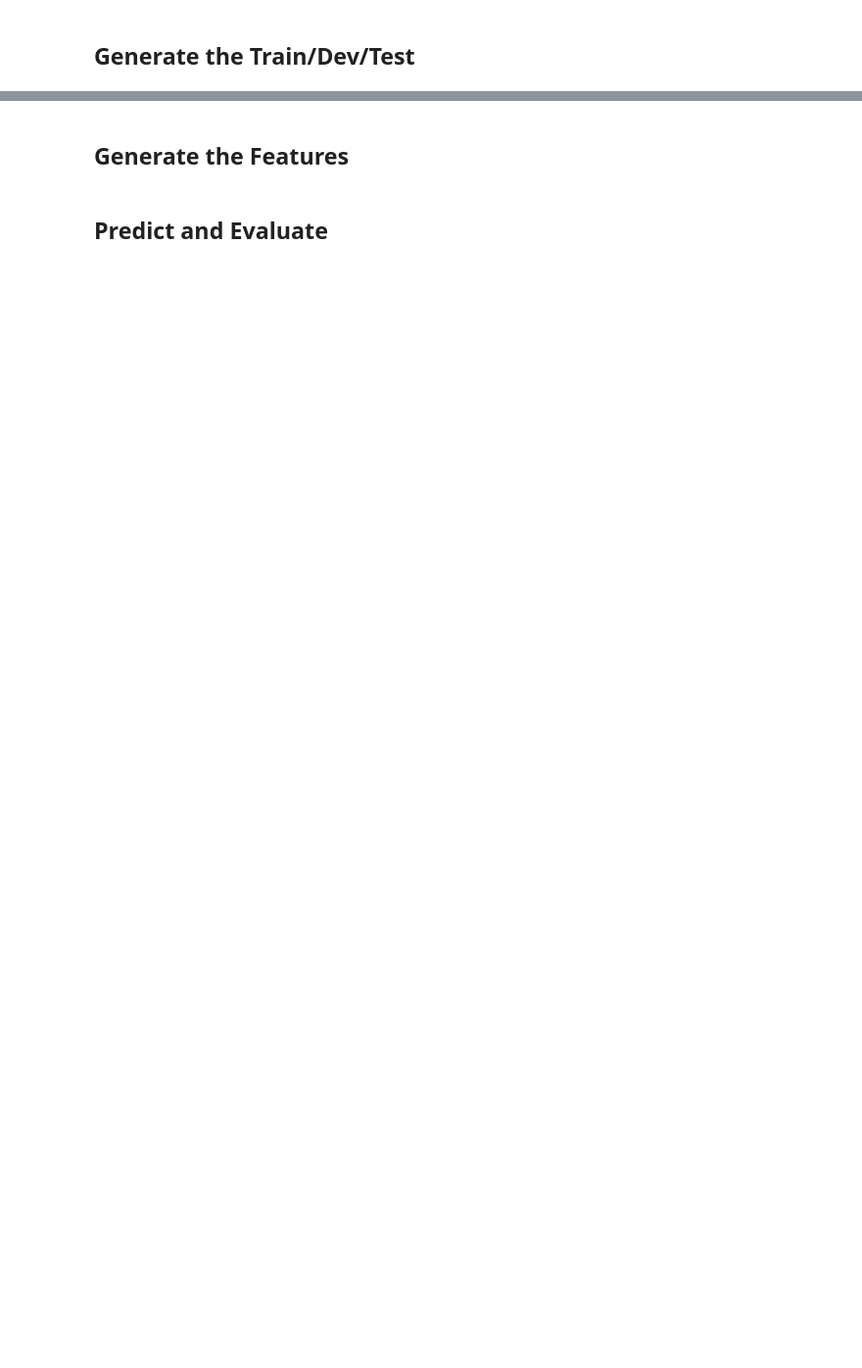
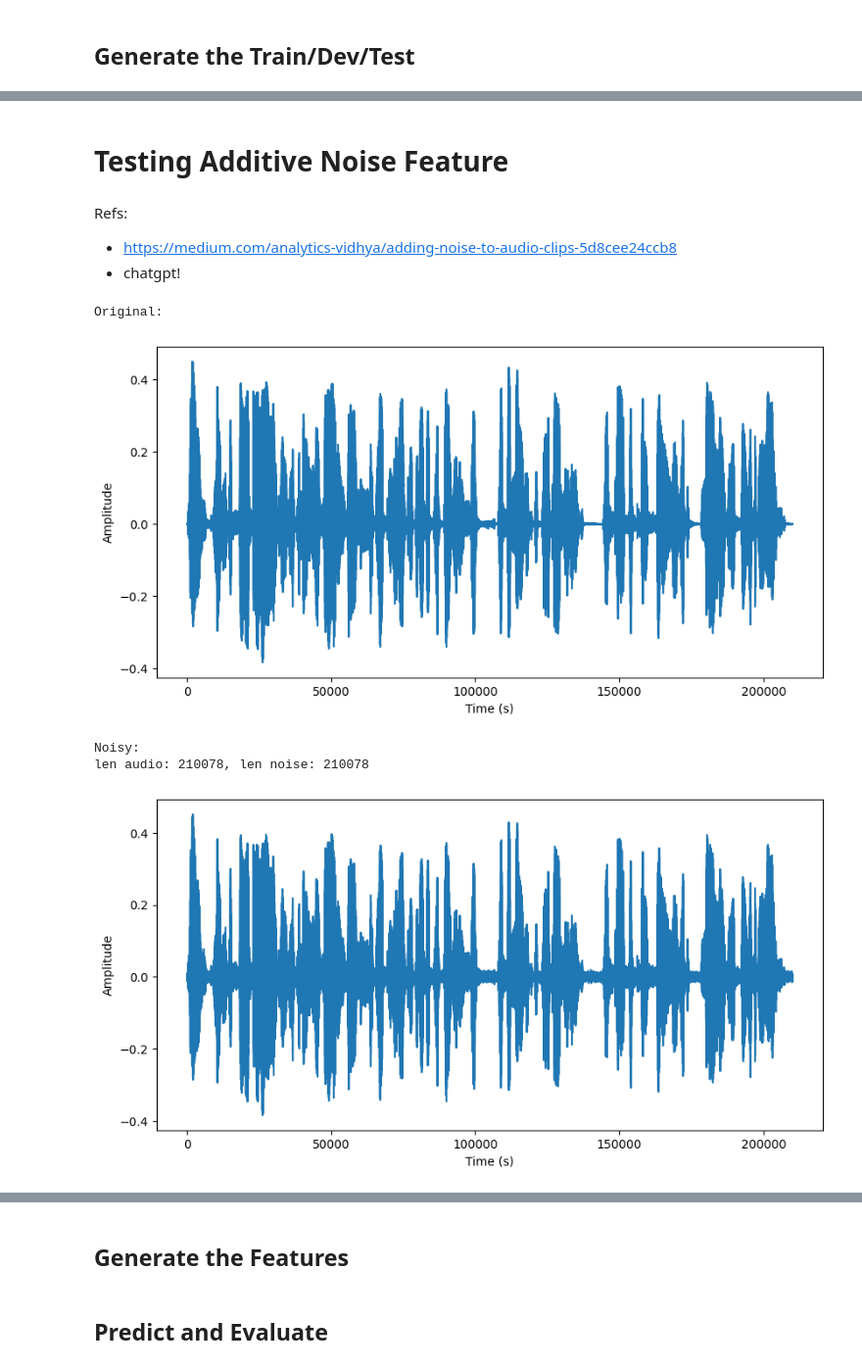
Before and after one commit to romitbarua/MultiModalDeepFake, a Jupyter notebook: testing-code/FullPipelineExample.ipynb, the cells around one changed output, grey strips where cells are left out. Shown at 98% size. Saved outputs shown, nothing was run; the diff lists cells and outputs as text; code cells hidden in the pictures; blank space fills up the shorter version.

Commit message:
Added gaussian noise generation method to AudioManager class and updated testing notebook

```diff
--- a/testing-code/FullPipelineExample.ipynb
+++ b/testing-code/FullPipelineExample.ipynb
@@ -17,4 +33,5 @@ source_architectures = ['Full_Band_MelGan', 'HifiGan', 'MelGan', 'MelGanLarge',
 new_col_name = 'RandWaveFake'
 loader.selectRandomArchitecture(target_col=new_col_name, source_cols=source_architectures)
 
-data_df = loader.generateFinalDataFrame(real_col='Real', fake_cols=['RandWaveFake', 'ElevenLabs'])
+data_df = loader.generateFinalDataFrame(real_col='Real', fake_cols=['RandWaveFake', 'ElevenLabs', 'MelGanLarge'], balanced=True)
+#data_df = loader.generateFinalDataFrame(real_col='Real', fake_cols = ['Full_Band_MelGan', 'HifiGan', 'MelGan', 'MelGanLarge', 'Multi_Band_MelGan', 'Parallel_WaveGan', 'Waveglow'])
@@ -20,0 +50,2 @@ data_df = loader.generateFinalDataFrame(real_col='Real', fake_cols=['RandWaveFak
+# %% [markdown]
+# Testing Additive Noise Feature
@@ -20,0 +57,4 @@ data_df = loader.generateFinalDataFrame(real_col='Real', fake_cols=['RandWaveFak
+# %% [markdown]
+Refs:
+* https://medium.com/analytics-vidhya/adding-noise-to-audio-clips-5d8cee24ccb8
+* chatgpt!
@@ -20,0 +63,66 @@ data_df = loader.generateFinalDataFrame(real_col='Real', fake_cols=['RandWaveFak
+# %%
+import matplotlib.pyplot as plt
+from random import randint
+
+output_file = '../../data/test_noise_file.wav'
+test_file = data_df['path'][0]
+
+def add_noise_with_snr(audio_path: str, snr_range: list = [10, 80]):
+    # Load audio file
+    audio, sr = librosa.load(audio_path)
+
+    # Calculate audio power
+    audio_power = np.mean(audio ** 2)
+
+    # Select random SNR between 10 and 80dB
+    noise_snr = randint(snr_range[0], snr_range[1])
+
+    # Calculate noise power from SNR
+    noise_power = audio_power / (10 ** (noise_snr / 10))
+
+    # Generate noise with same length as audio
+    noise = np.random.normal(scale=np.sqrt(noise_power), size=len(audio))
+
+    # Add noise to audio
+    noisy_audio = audio + noise
+
+    # Write noisy audio to file
+    sf.write('noisy_audio.wav', noisy_audio, sr)
+
+    print(f'len audio: {len(audio)}, len noise: {len(noisy_audio)}')
+
+    return noisy_audio
+
+print('Original:')
+# Load audio file
+audio, sr = librosa.load(test_file)
+
+# Calculate time array
+time = range(len(audio))
+
+# Plot audio waveform
+plt.figure(figsize=(10, 5))
+plt.plot(time, audio)
+plt.xlabel('Time (s)')
+plt.ylabel('Amplitude')
+plt.show()
+
+print('Noisy:')
+
+noisy_audio = add_noise_with_snr(test_file)
+
+# Calculate time array
+time = range(len(noisy_audio))
+
+# Plot audio waveform
+plt.figure(figsize=(10, 5))
+plt.plot(time, noisy_audio)
+plt.xlabel('Time (s)')
+plt.ylabel('Amplitude')
+plt.show()
+# %% [output]
+Original:
+[figure, added]
+Noisy:
+len audio: 210078, len noise: 210078
+[figure, added]
```
Also changed, not shown: parts of 6 cells of this notebook, 1 other file.
